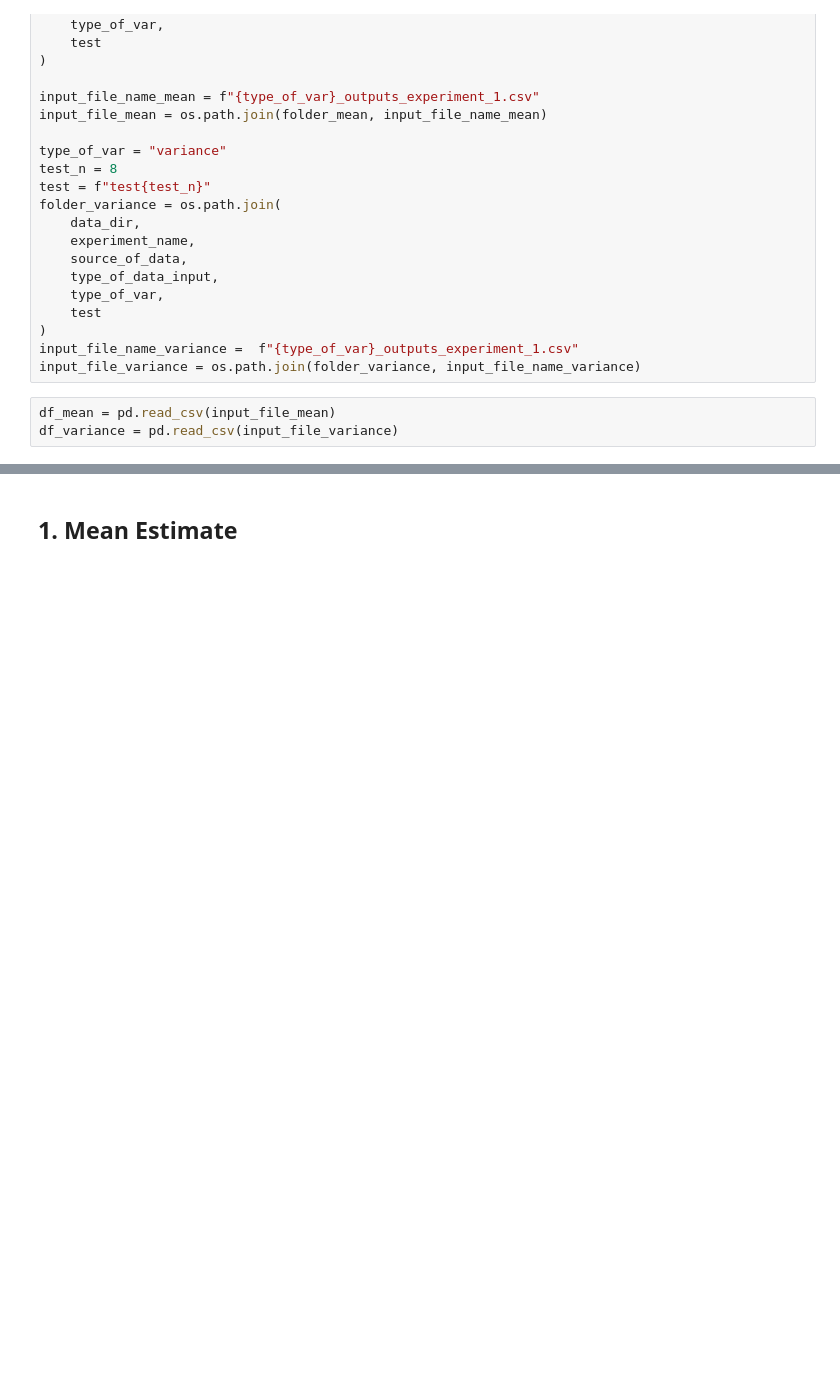
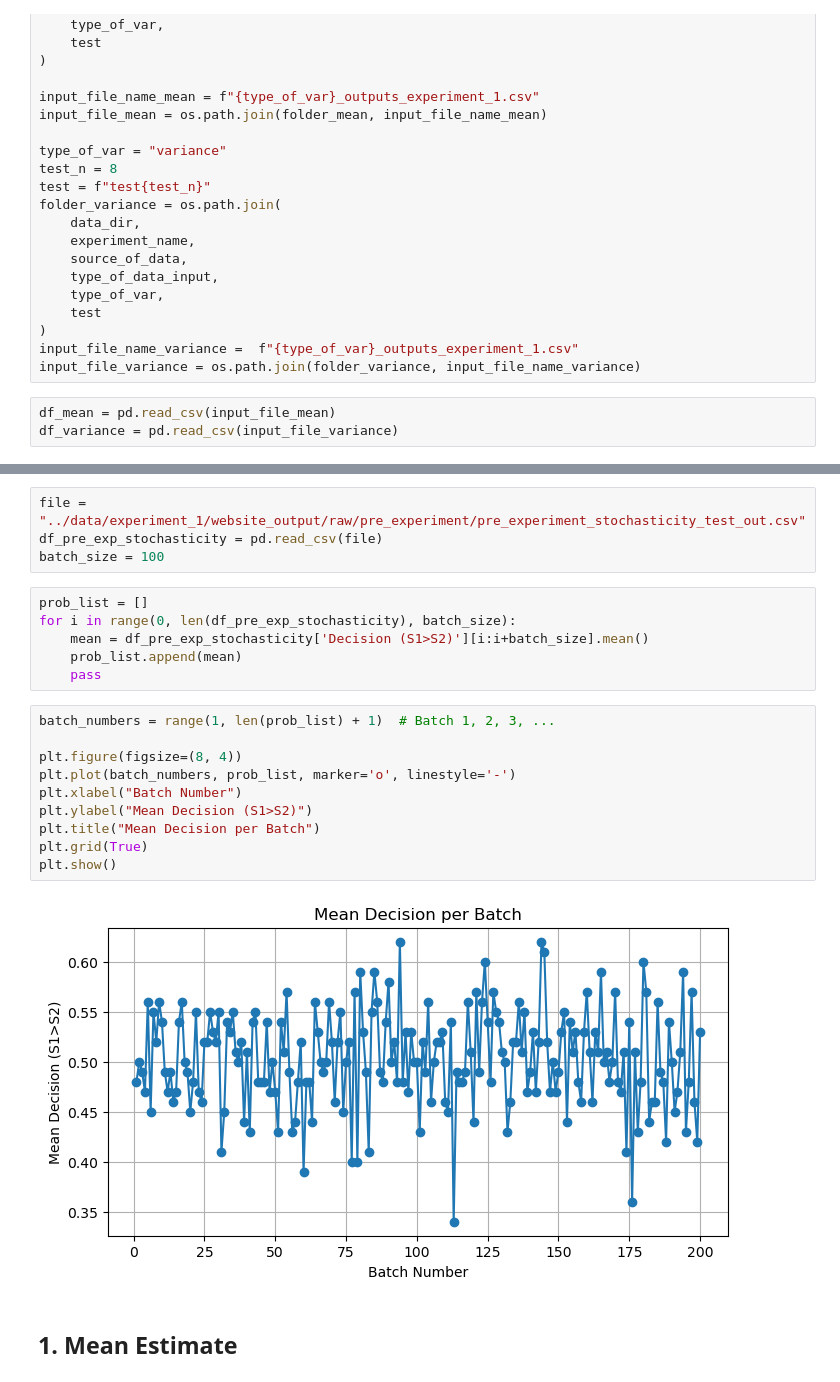
Before and after one commit to camila-maura/bayesian_agents_project_s1, a Jupyter notebook: notebooks/level_1.ipynb, the cells around one changed output, grey strips where cells are left out. Drawn from its saved outputs; the diff is of its cells as text; blank space fills up the shorter version.

```diff
--- a/notebooks/level_1.ipynb
+++ b/notebooks/level_1.ipynb
@@ -59,3 +128,25 @@ df_variance = pd.read_csv(input_file_variance)
+# %%
+file = "../data/experiment_1/website_output/raw/pre_experiment/pre_experiment_stochasticity_test_out.csv"
+df_pre_exp_stochasticity = pd.read_csv(file)
+batch_size = 100
+# %%
+prob_list = []
+for i in range(0, len(df_pre_exp_stochasticity), batch_size):
+    mean = df_pre_exp_stochasticity['Decision (S1>S2)'][i:i+batch_size].mean()
+    prob_list.append(mean)
+    pass
+# %%
+batch_numbers = range(1, len(prob_list) + 1)  # Batch 1, 2, 3, ...
+
+plt.figure(figsize=(8, 4))
+plt.plot(batch_numbers, prob_list, marker='o', linestyle='-')
+plt.xlabel("Batch Number")
+plt.ylabel("Mean Decision (S1>S2)")
+plt.title("Mean Decision per Batch")
+plt.grid(True)
+plt.show()
+# %% [output]
+[figure, added]
 # %% [markdown]
 ## 1. Mean Estimate
 # %% [markdown]
```
Also changed, not shown: parts of 5 cells of this notebook, 2 other files.
